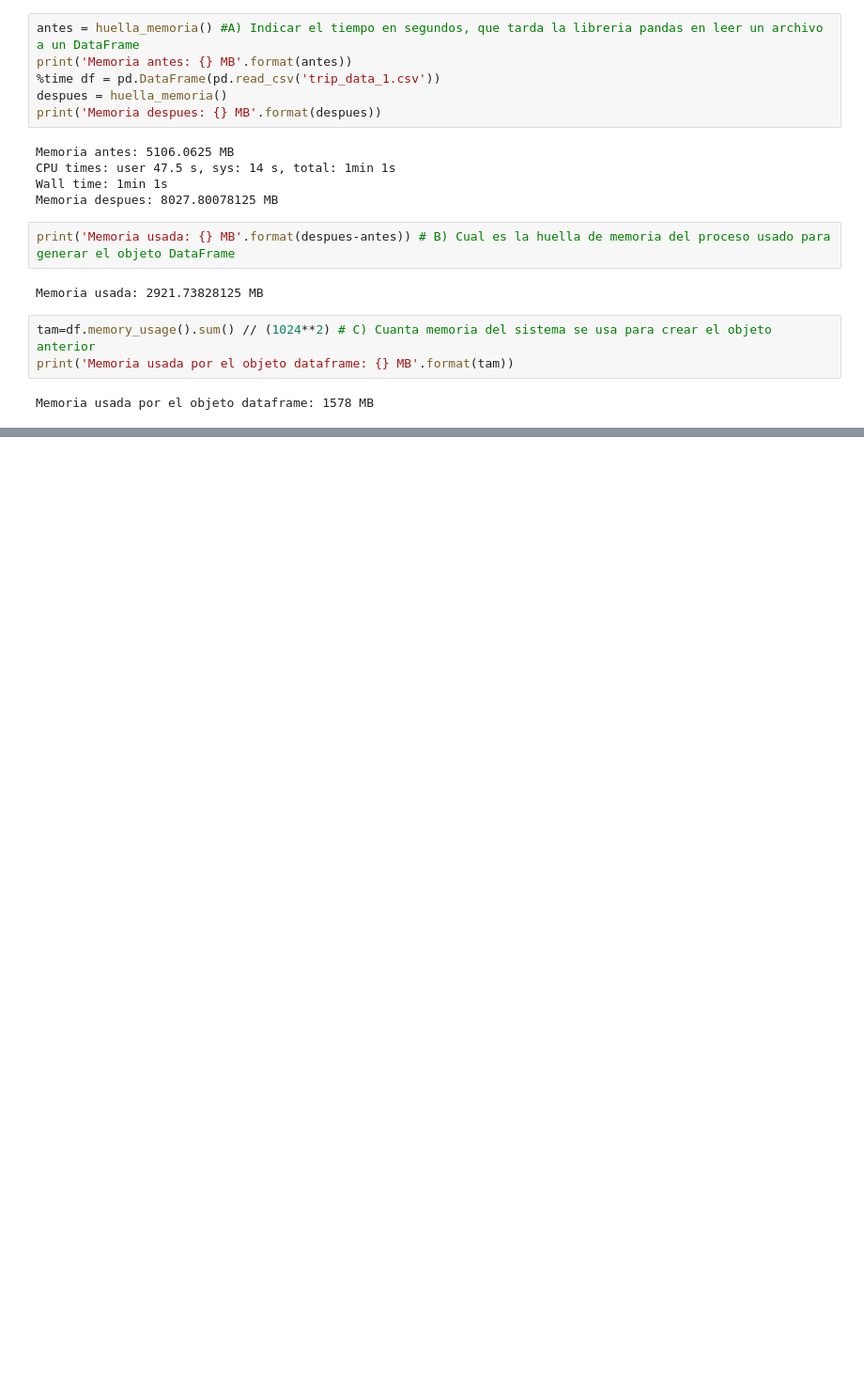
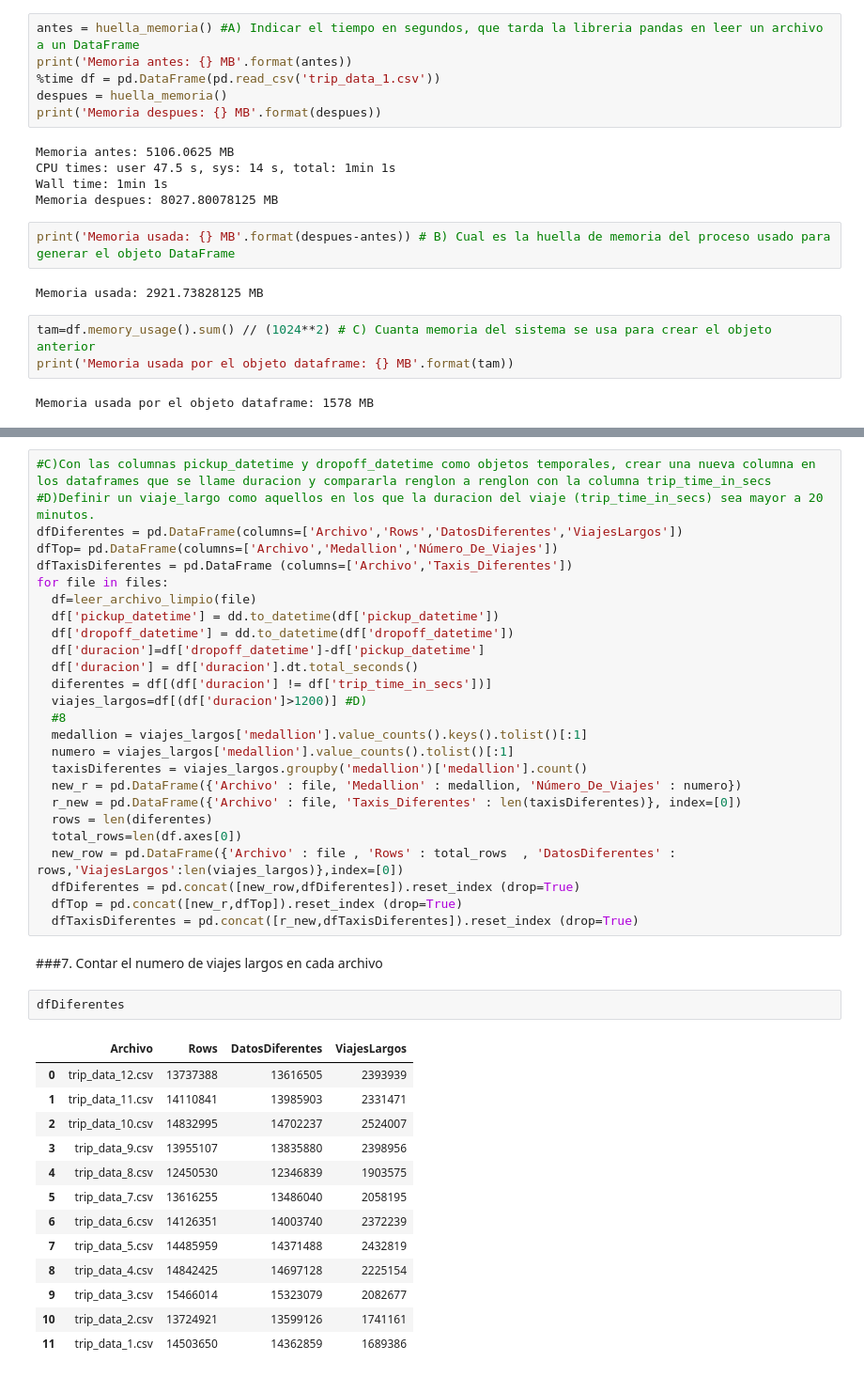
Before and after one commit to htapiagroup/sistemas-distribuidos-evaluacion-intersemestral-lomik33, a Jupyter notebook: SistDist_Examen1.ipynb, the cells around one changed output, grey strips where cells are left out. Shown: that part at 94% size. Saved outputs shown, nothing was run; the diff lists cells and outputs as text; blank space fills up the shorter version.

```diff
--- a/SistDist_Examen1.ipynb
+++ b/SistDist_Examen1.ipynb
@@ -202,0 +288,44 @@ Promedio trip distance 2.770975670679966
+# %%
+#C)Con las columnas pickup_datetime y dropoff_datetime como objetos temporales, crear una nueva columna en los dataframes que se llame duracion y compararla renglon a renglon con la columna trip_time_in_secs
+#D)Definir un viaje_largo como aquellos en los que la duracion del viaje (trip_time_in_secs) sea mayor a 20 minutos.
+dfDiferentes = pd.DataFrame(columns=['Archivo','Rows','DatosDiferentes','ViajesLargos'])
+dfTop= pd.DataFrame(columns=['Archivo','Medallion','Número_De_Viajes'])
+dfTaxisDiferentes = pd.DataFrame (columns=['Archivo','Taxis_Diferentes'])
+for file in files:
+  df=leer_archivo_limpio(file)
+  df['pickup_datetime'] = dd.to_datetime(df['pickup_datetime'])
+  df['dropoff_datetime'] = dd.to_datetime(df['dropoff_datetime'])
+  df['duracion']=df['dropoff_datetime']-df['pickup_datetime']
+  df['duracion'] = df['duracion'].dt.total_seconds()
+  diferentes = df[(df['duracion'] != df['trip_time_in_secs'])]
+  viajes_largos=df[(df['duracion']>1200)] #D)
+  #8
+  medallion = viajes_largos['medallion'].value_counts().keys().tolist()[:1]
+  numero = viajes_largos['medallion'].value_counts().tolist()[:1]
+  taxisDiferentes = viajes_largos.groupby('medallion')['medallion'].count()
+  new_r = pd.DataFrame({'Archivo' : file, 'Medallion' : medallion, 'Número_De_Viajes' : numero})
+  r_new = pd.DataFrame({'Archivo' : file, 'Taxis_Diferentes' : len(taxisDiferentes)}, index=[0])
+  rows = len(diferentes)
+  total_rows=len(df.axes[0])
+  new_row = pd.DataFrame({'Archivo' : file , 'Rows' : total_rows  , 'DatosDiferentes' : rows,'ViajesLargos':len(viajes_largos)},index=[0])
+  dfDiferentes = pd.concat([new_row,dfDiferentes]).reset_index (drop=True)
+  dfTop = pd.concat([new_r,dfTop]).reset_index (drop=True)
+  dfTaxisDiferentes = pd.concat([r_new,dfTaxisDiferentes]).reset_index (drop=True)
+# %% [markdown]
+###7. Contar el numero de viajes largos en cada archivo
+# %%
+dfDiferentes
+# %% [output]
+|  | Archivo | Rows | DatosDiferentes | ViajesLargos |
+| 0 | trip_data_12.csv | 13737388 | 13616505 | 2393939 |
+| 1 | trip_data_11.csv | 14110841 | 13985903 | 2331471 |
+| 2 | trip_data_10.csv | 14832995 | 14702237 | 2524007 |
+| 3 | trip_data_9.csv | 13955107 | 13835880 | 2398956 |
+| 4 | trip_data_8.csv | 12450530 | 12346839 | 1903575 |
+| 5 | trip_data_7.csv | 13616255 | 13486040 | 2058195 |
+| 6 | trip_data_6.csv | 14126351 | 14003740 | 2372239 |
+| 7 | trip_data_5.csv | 14485959 | 14371488 | 2432819 |
+| 8 | trip_data_4.csv | 14842425 | 14697128 | 2225154 |
+| 9 | trip_data_3.csv | 15466014 | 15323079 | 2082677 |
+| 10 | trip_data_2.csv | 13724921 | 13599126 | 1741161 |
+| 11 | trip_data_1.csv | 14503650 | 14362859 | 1689386 |
```
Also changed, not shown: parts of 54 cells of this notebook.
